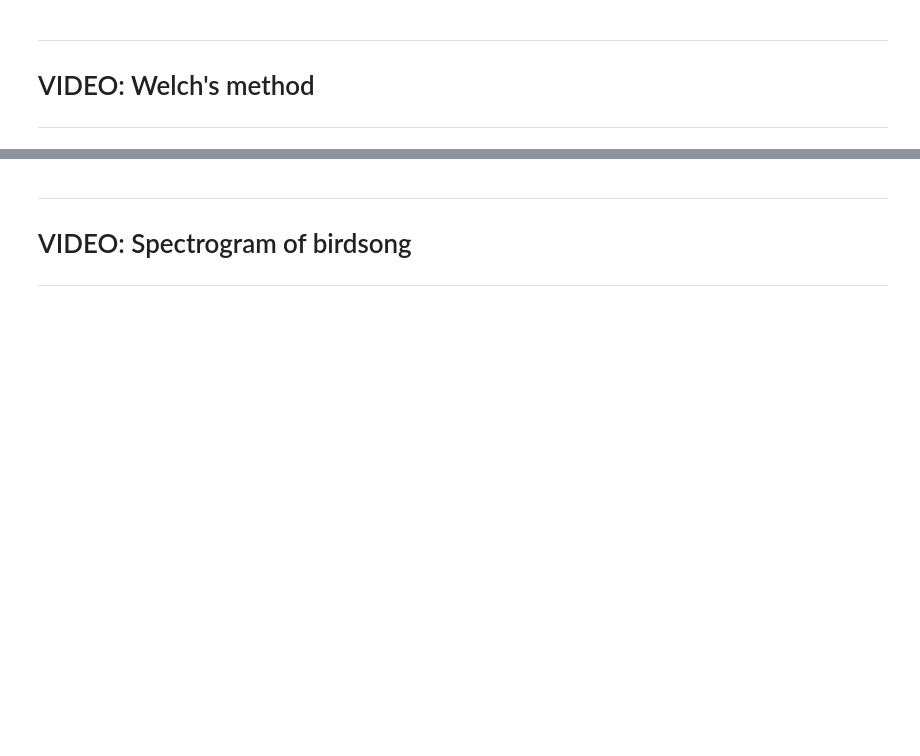
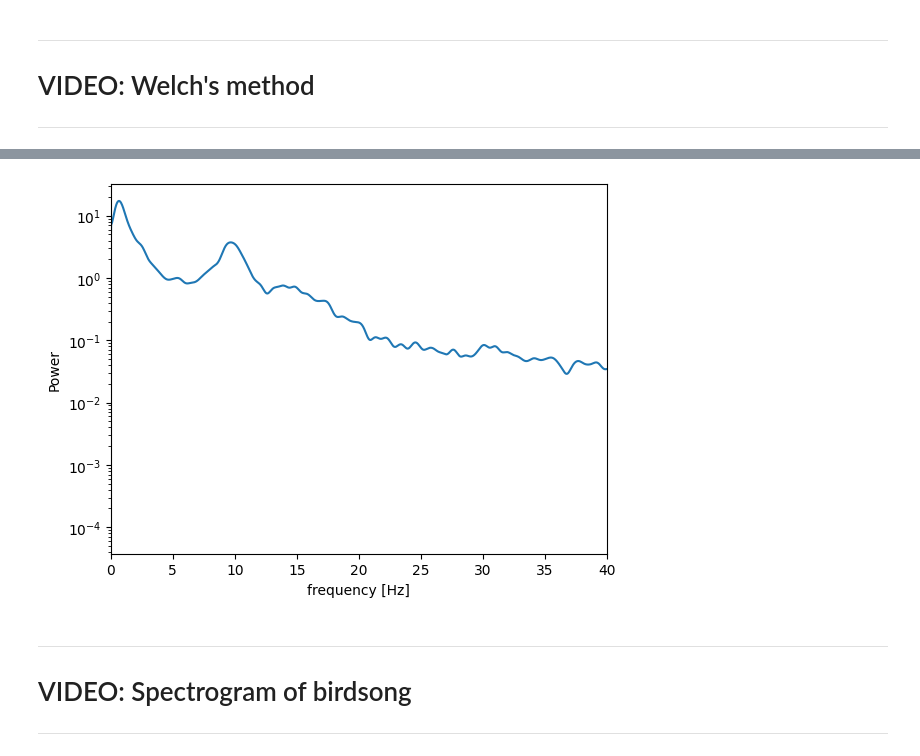
Before and after one commit to mikexcohen/SignalProcessing, a Jupyter notebook: spectral/sigprocMXC_spectral.ipynb, the cells around one changed output, grey strips where cells are left out. Cells and saved outputs as stored; diff of their text form; code cells hidden in the pictures; blank space fills up the shorter version.

```diff
--- a/spectral/sigprocMXC_spectral.ipynb
+++ b/spectral/sigprocMXC_spectral.ipynb
@@ -155,20 +165,22 @@ plt.show()
 # %%
 ## Python's welch
 
 # create Hann window
-winsize = int( 2*srate ) # 2-second window
-hannw = .5 - np.cos(2*pi*linspace(0,1,winsize))/2
+winsize = int( 2*srate.item() ) # 2-second window
+hannw = .5 - np.cos(2*np.pi*np.linspace(0,1,winsize))/2
 
 # number of FFT points (frequency resolution)
 nfft = srate*100
 
 f, welchpow = scipy.signal.welch(eegdata,fs=srate,window=hannw,nperseg=winsize,noverlap=winsize/4,nfft=nfft)
 
 plt.semilogy(f,welchpow)
 plt.xlim([0,40])
 plt.xlabel('frequency [Hz]')
 plt.ylabel('Power')
 plt.show()
+# %% [output]
+[figure, added]
 # %% [markdown]
 
 ---
```
Also changed, not shown: parts of 6 cells of this notebook.
